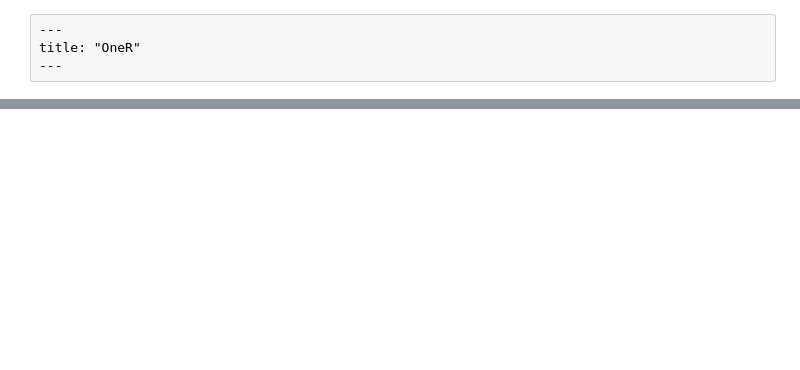
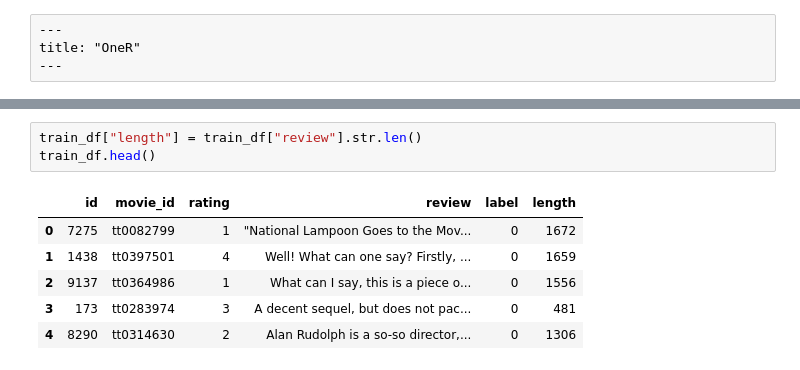
Before and after one commit to spenceforce/NLP-Simple-to-Spectacular, a Jupyter notebook: chapter/03_oner/oner.ipynb, the cells around one changed output, grey strips where cells are left out. Cells and saved outputs as stored; diff of their text form; blank space fills up the shorter version.

```diff
--- a/chapter/03_oner/oner.ipynb
+++ b/chapter/03_oner/oner.ipynb
@@ -408,0 +115,10 @@ We know every review in the test data will have an unknown category, so the OneR
+# %%
+train_df["length"] = train_df["review"].str.len()
+train_df.head()
+# %% [output]
+|  | id | movie_id | rating | review | label | length |
+| 0 | 7275 | tt0082799 | 1 | "National Lampoon Goes to the Mov... | 0 | 1672 |
+| 1 | 1438 | tt0397501 | 4 | Well! What can one say? Firstly, ... | 0 | 1659 |
+| 2 | 9137 | tt0364986 | 1 | What can I say, this is a piece o... | 0 | 1556 |
+| 3 | 173 | tt0283974 | 3 | A decent sequel, but does not pac... | 0 | 481 |
+| 4 | 8290 | tt0314630 | 2 | Alan Rudolph is a so-so director,... | 0 | 1306 |
```
Also changed, not shown: parts of 65 cells of this notebook.
